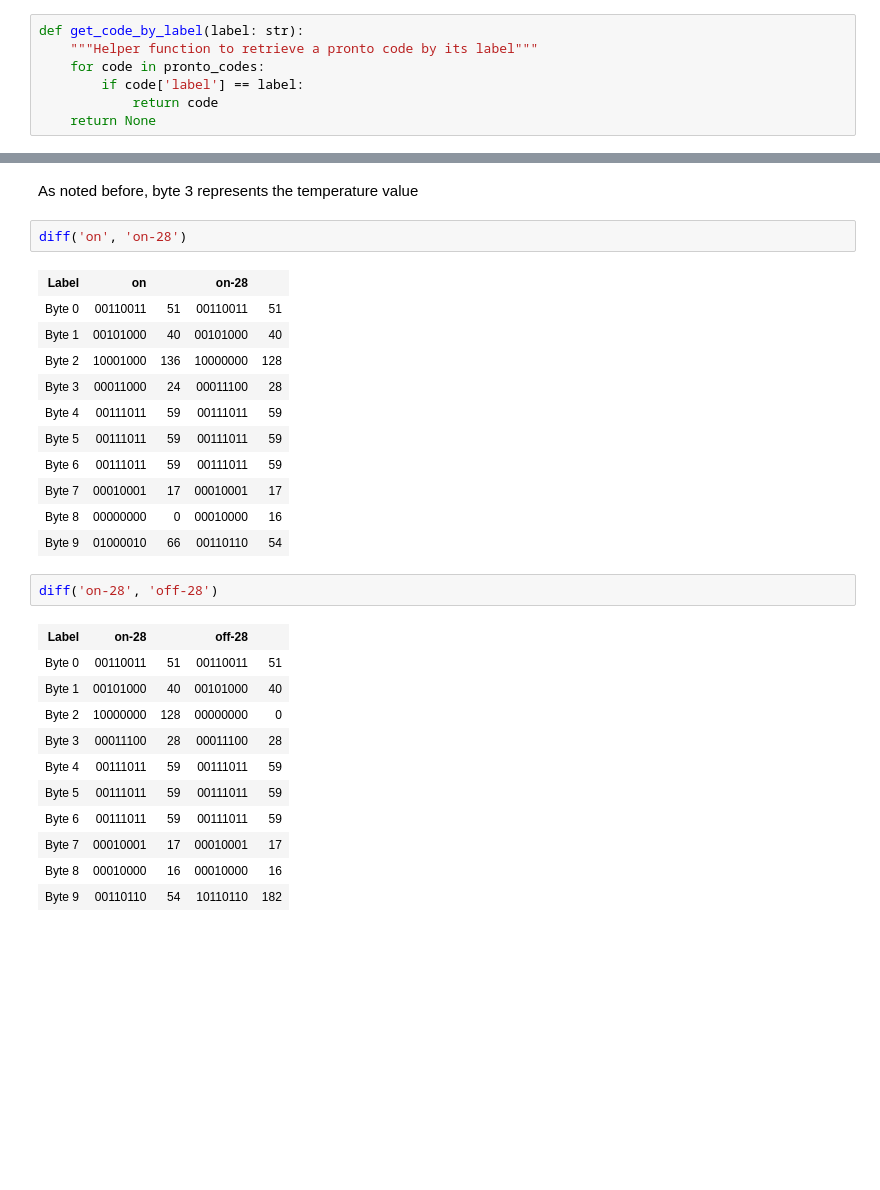
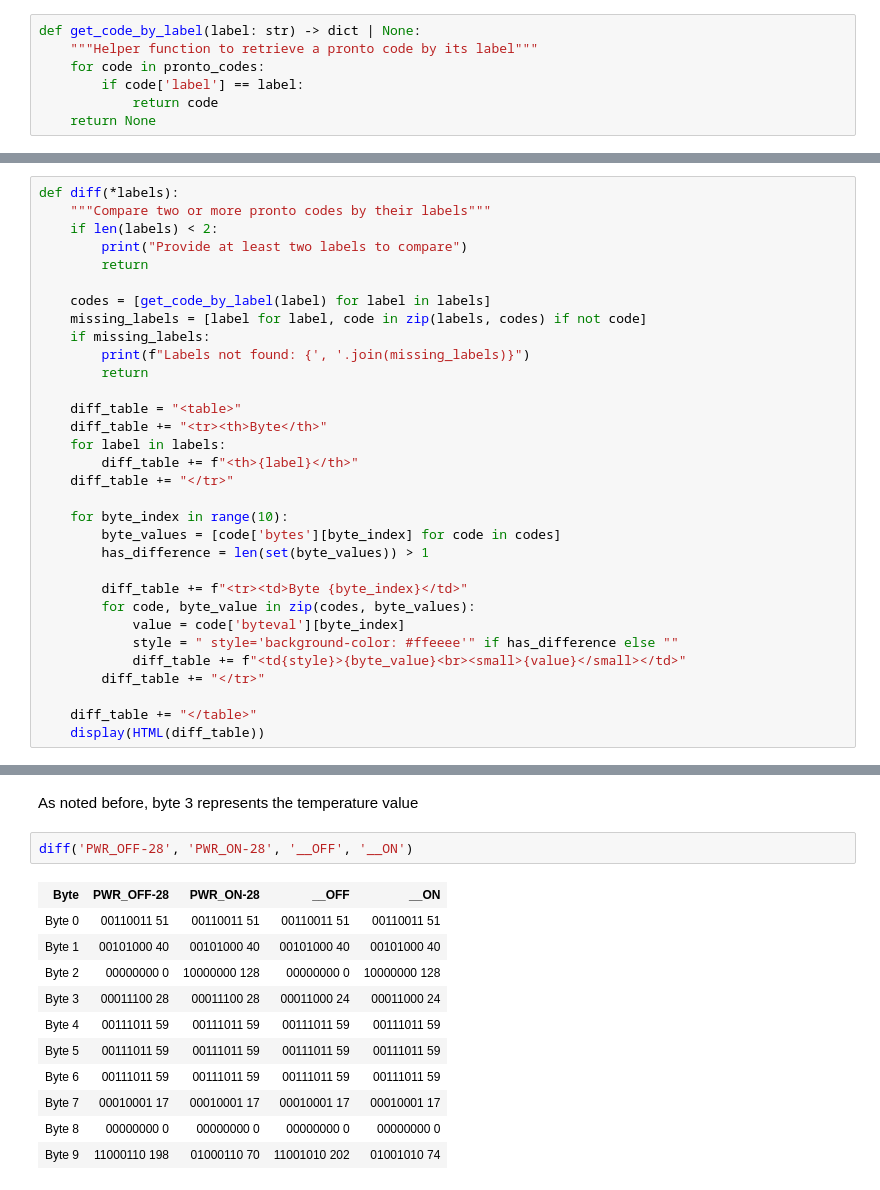
Before and after one commit to Shresht7/esphome-voltas-ac-climate-ir, a Jupyter notebook: protocol/notebook.ipynb, the cells around one changed output, grey strips where cells are left out. Saved outputs shown, nothing was run; the diff lists cells and outputs as text; blank space fills up the shorter version.

```diff
--- a/protocol/notebook.ipynb
+++ b/protocol/notebook.ipynb
@@ -408,5 +408,5 @@ pronto_codes[0]['byteval']
 # %%
-def get_code_by_label(label: str):
+def get_code_by_label(label: str) -> dict | None:
     """Helper function to retrieve a pronto code by its label"""
     for code in pronto_codes:
         if code['label'] == label:
@@ -486 +458,33 @@ def diff(label1: str, label2: str):
+# %%
+def diff(*labels):
+    """Compare two or more pronto codes by their labels"""
+    if len(labels) < 2:
+        print("Provide at least two labels to compare")
+        return
+
+    codes = [get_code_by_label(label) for label in labels]
+    missing_labels = [label for label, code in zip(labels, codes) if not code]
+    if missing_labels:
+        print(f"Labels not found: {', '.join(missing_labels)}")
+        return
+
+    diff_table = "<table>"
+    diff_table += "<tr><th>Byte</th>"
+    for label in labels:
+        diff_table += f"<th>{label}</th>"
+    diff_table += "</tr>"
+
+    for byte_index in range(10):
+        byte_values = [code['bytes'][byte_index] for code in codes]
+        has_difference = len(set(byte_values)) > 1
+
+        diff_table += f"<tr><td>Byte {byte_index}</td>"
+        for code, byte_value in zip(codes, byte_values):
+            value = code['byteval'][byte_index]
+            style = " style='background-color: #ffeeee'" if has_difference else ""
+            diff_table += f"<td{style}>{byte_value}<br><small>{value}</small></td>"
+        diff_table += "</tr>"
+
+    diff_table += "</table>"
+    display(HTML(diff_table))
 # %%
@@ -530,30 +548,16 @@ diff("25-to-26-cool-fan-high", "26-to-27-cool-fan-high")
 # %% [markdown]
 As noted before, byte 3 represents the temperature value
-# %%
-diff('on', 'on-28')
-# %% [output]
-| Label | on |  | on-28 |  |
-| Byte 0 | 00110011 | 51 | 00110011 | 51 |
-| Byte 1 | 00101000 | 40 | 00101000 | 40 |
-| Byte 2 | 10001000 | 136 | 10000000 | 128 |
-| Byte 3 | 00011000 | 24 | 00011100 | 28 |
-| Byte 4 | 00111011 | 59 | 00111011 | 59 |
-| Byte 5 | 00111011 | 59 | 00111011 | 59 |
-| Byte 6 | 00111011 | 59 | 00111011 | 59 |
-| Byte 7 | 00010001 | 17 | 00010001 | 17 |
-| Byte 8 | 00000000 | 0 | 00010000 | 16 |
-| Byte 9 | 01000010 | 66 | 00110110 | 54 |
 # %%
-diff('on-28', 'off-28')
+diff('PWR_OFF-28', 'PWR_ON-28', '__OFF', '__ON')
 # %% [output]
-| Label | on-28 |  | off-28 |  |
-| Byte 0 | 00110011 | 51 | 00110011 | 51 |
-| Byte 1 | 00101000 | 40 | 00101000 | 40 |
-| Byte 2 | 10000000 | 128 | 00000000 | 0 |
-| Byte 3 | 00011100 | 28 | 00011100 | 28 |
-| Byte 4 | 00111011 | 59 | 00111011 | 59 |
-| Byte 5 | 00111011 | 59 | 00111011 | 59 |
-| Byte 6 | 00111011 | 59 | 00111011 | 59 |
-| Byte 7 | 00010001 | 17 | 00010001 | 17 |
-| Byte 8 | 00010000 | 16 | 00010000 | 16 |
-| Byte 9 | 00110110 | 54 | 10110110 | 182 |
+| Byte | PWR_OFF-28 | PWR_ON-28 | __OFF | __ON |
+| Byte 0 | 00110011 51 | 00110011 51 | 00110011 51 | 00110011 51 |
+| Byte 1 | 00101000 40 | 00101000 40 | 00101000 40 | 00101000 40 |
+| Byte 2 | 00000000 0 | 10000000 128 | 00000000 0 | 10000000 128 |
+| Byte 3 | 00011100 28 | 00011100 28 | 00011000 24 | 00011000 24 |
+| Byte 4 | 00111011 59 | 00111011 59 | 00111011 59 | 00111011 59 |
+| Byte 5 | 00111011 59 | 00111011 59 | 00111011 59 | 00111011 59 |
+| Byte 6 | 00111011 59 | 00111011 59 | 00111011 59 | 00111011 59 |
+| Byte 7 | 00010001 17 | 00010001 17 | 00010001 17 | 00010001 17 |
+| Byte 8 | 00000000 0 | 00000000 0 | 00000000 0 | 00000000 0 |
+| Byte 9 | 11000110 198 | 01000110 70 | 11001010 202 | 01001010 74 |
```
Also changed, not shown: parts of 27 cells of this notebook, 47 other files.
